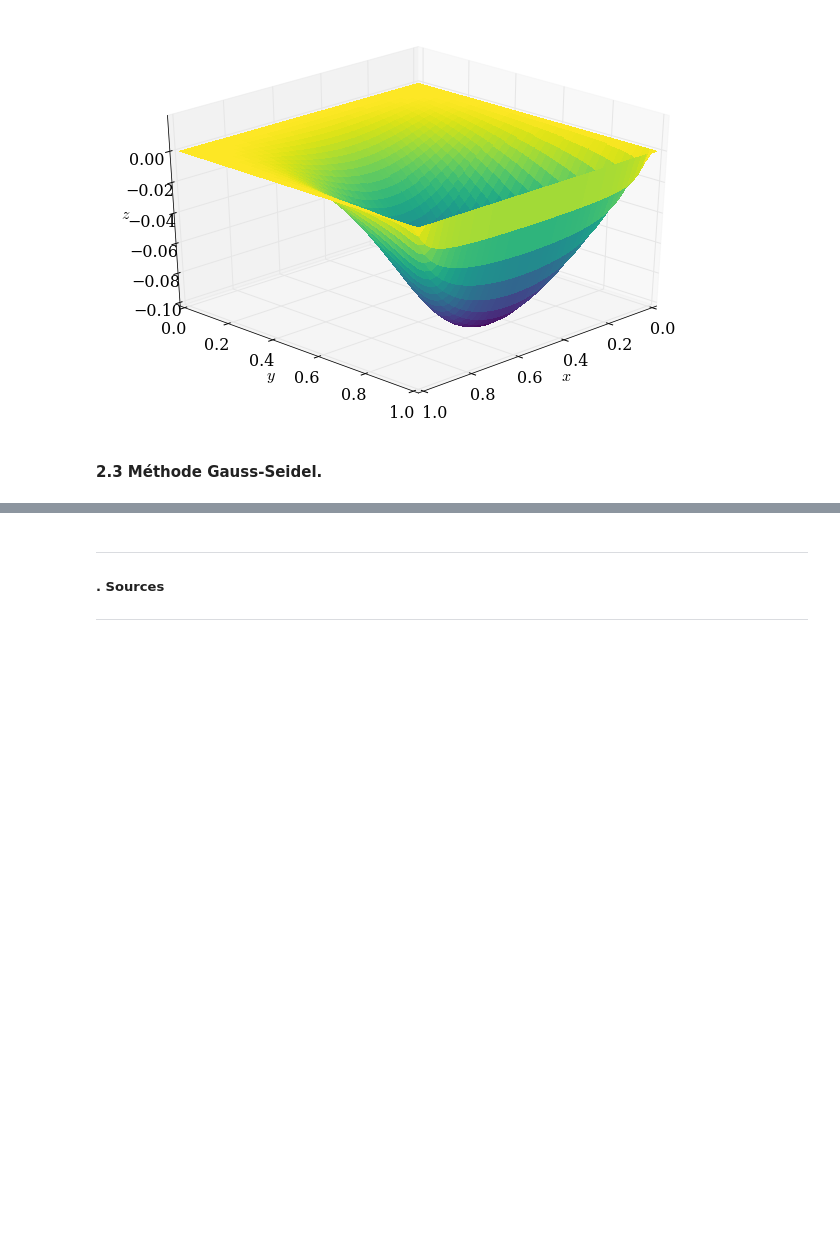
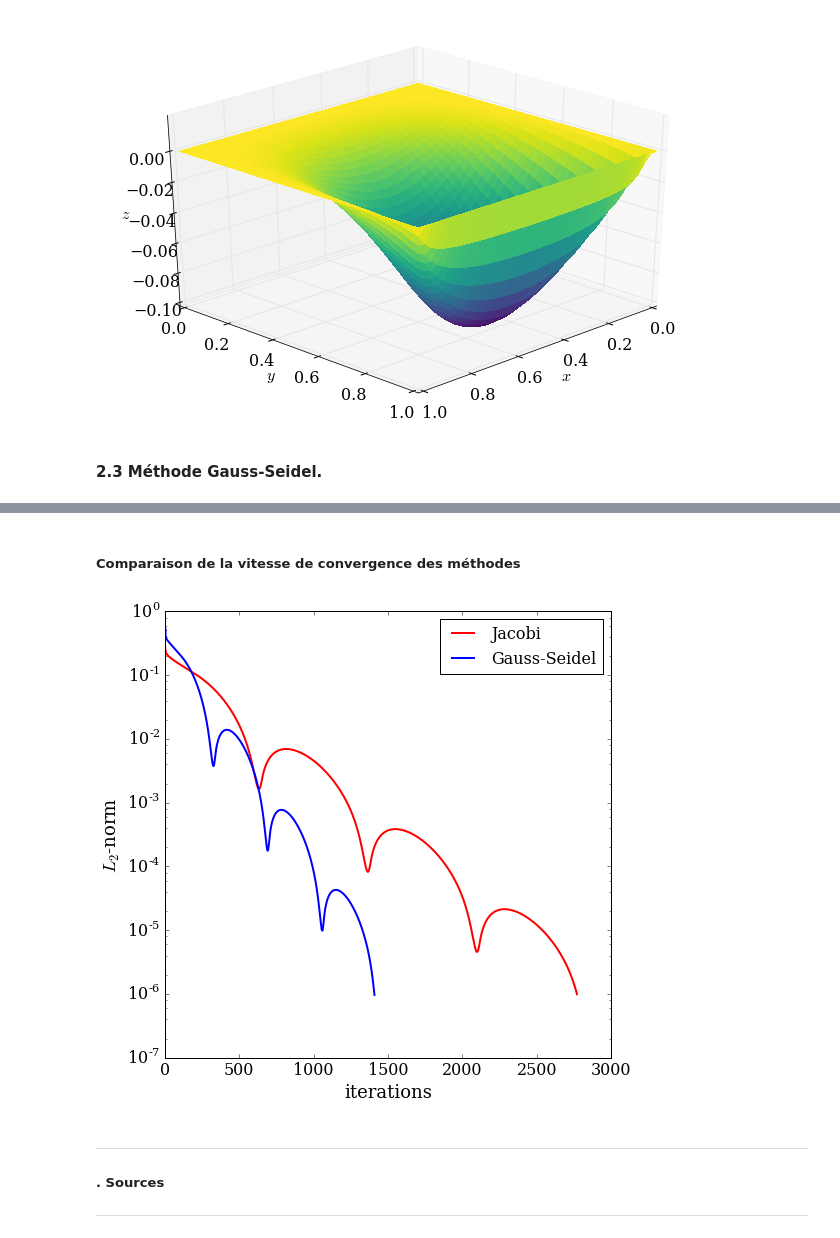
Before and after one commit to ServranckxChristophe/numerical-mooc, a Jupyter notebook: working/Stokes_flow.ipynb, the cells around one changed output, grey strips where cells are left out. Cells and saved outputs as stored; diff of their text form; code cells hidden in the pictures; blank space fills up the shorter version.

Commit message:
Fin de l'implementation de la méthode de Gauss-Seidel (réussie) et début de l'implémentation de la méthode de SOR

```diff
--- a/working/Stokes_flow.ipynb
+++ b/working/Stokes_flow.ipynb
@@ -442,7 +442,7 @@ def jacobi_compil(psi, om, dx, l1_target):
 
         for j in range(1,ny-1):
             for i in range(1,nx-1):
-                om[j,i] = .25 * (omn[j,i-1] + omn[j,i+1]\
+                om[j,i] = 0.25 * (omn[j,i-1] + omn[j,i+1]\
                               + omn[j-1,i]  + omn[j+1,i])
 
 
@@ -562,2 +540,0 @@ def laplace2d_gauss_seidel(p, nx, ny, l2_target):
-# %%
-p, iterations = laplace2d_gauss_seidel(p,1e-6)
@@ -563,0 +659,4 @@ p, iterations = laplace2d_gauss_seidel(p,1e-6)
+# %%
+psi, om, iterations, l1_diff_psiGS, l1_diff_omGS = gauss_seidel(psi.copy(), om.copy(), dx, l1_target)
+
+print("Numba Gauss-seidel method took {} iterations at tolerance {}".format(iterations, l1_target))
@@ -564,3 +814,20 @@ p, iterations = laplace2d_gauss_seidel(p,1e-6)
+# %% [markdown]
+##### Comparaison de la vitesse de convergence des méthodes
+# %%
+pyplot.figure(figsize=(8,8))
+pyplot.xlabel(r'iterations', fontsize=18)
+pyplot.ylabel(r'$L_2$-norm', fontsize=18)
+pyplot.semilogy(numpy.trim_zeros(l1_diff_psiJ,'b'),
+                'r-', lw=2, label='Jacobi')
+pyplot.semilogy(numpy.trim_zeros(l1_diff_psiGS,'b'),
+                'b-', lw=2, label='Gauss-Seidel')
+#pyplot.semilogy(numpy.trim_zeros(l1_diff_psiSOR,'b'),
+#                'k-', lw=2, label='SOR')
+#pyplot.semilogy(numpy.trim_zeros(l2_diffSORopt,'b'),
+#                'g-', lw=2, label='Optimized SOR')
+pyplot.legend(fontsize=16);
+# %% [output]
+[figure, added]
 # %% [markdown]
 ---
 
```
Also changed, not shown: parts of 14 cells of this notebook.
